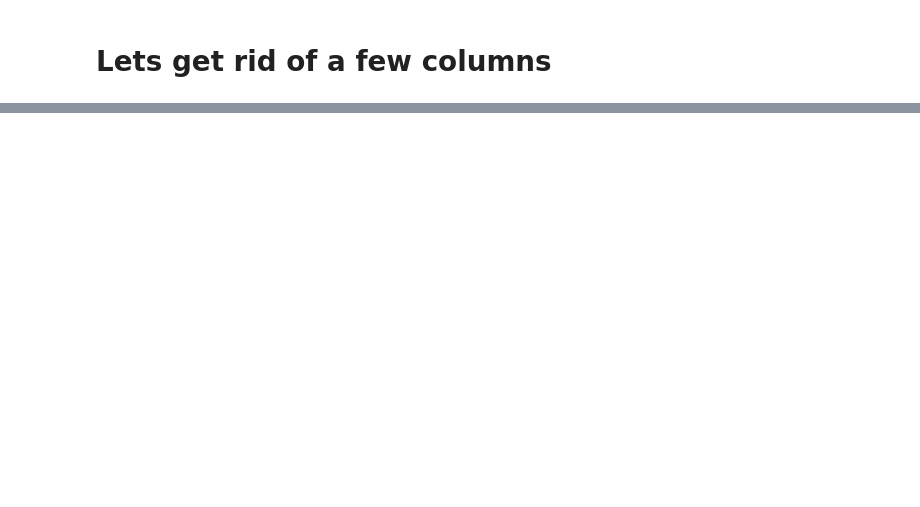
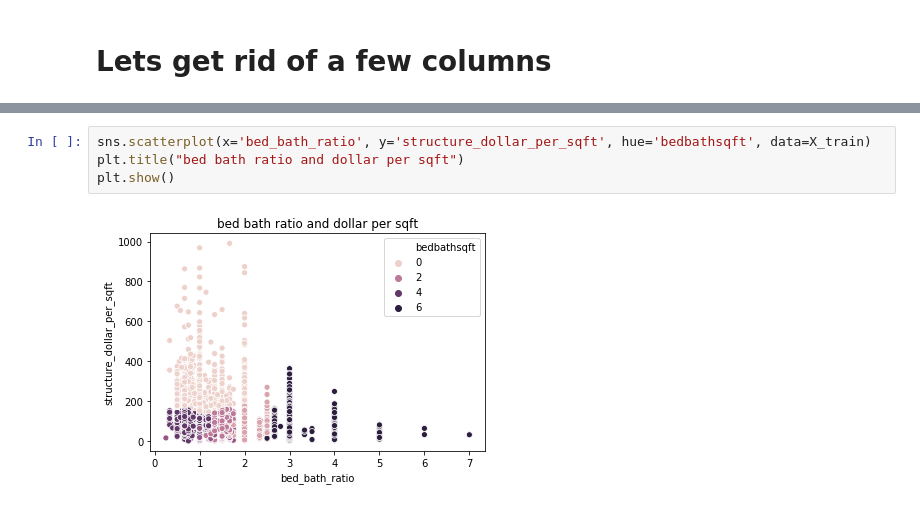
Before and after one commit to AI-Gomez/zillow_clustering_project, a Jupyter notebook: scratch_pad.ipynb, the cells around one changed output, grey strips where cells are left out. Drawn from its saved outputs; the diff is of its cells as text; blank space fills up the shorter version.

```diff
--- a/scratch_pad.ipynb
+++ b/scratch_pad.ipynb
@@ -112,0 +341,6 @@ array(['Single Family Residential', 'Condominium',
+# %%
+sns.scatterplot(x='bed_bath_ratio', y='structure_dollar_per_sqft', hue='bedbathsqft', data=X_train)
+plt.title("bed bath ratio and dollar per sqft")
+plt.show()
+# %% [output]
+[figure, added]
```
Also changed, not shown: parts of 42 cells of this notebook.
